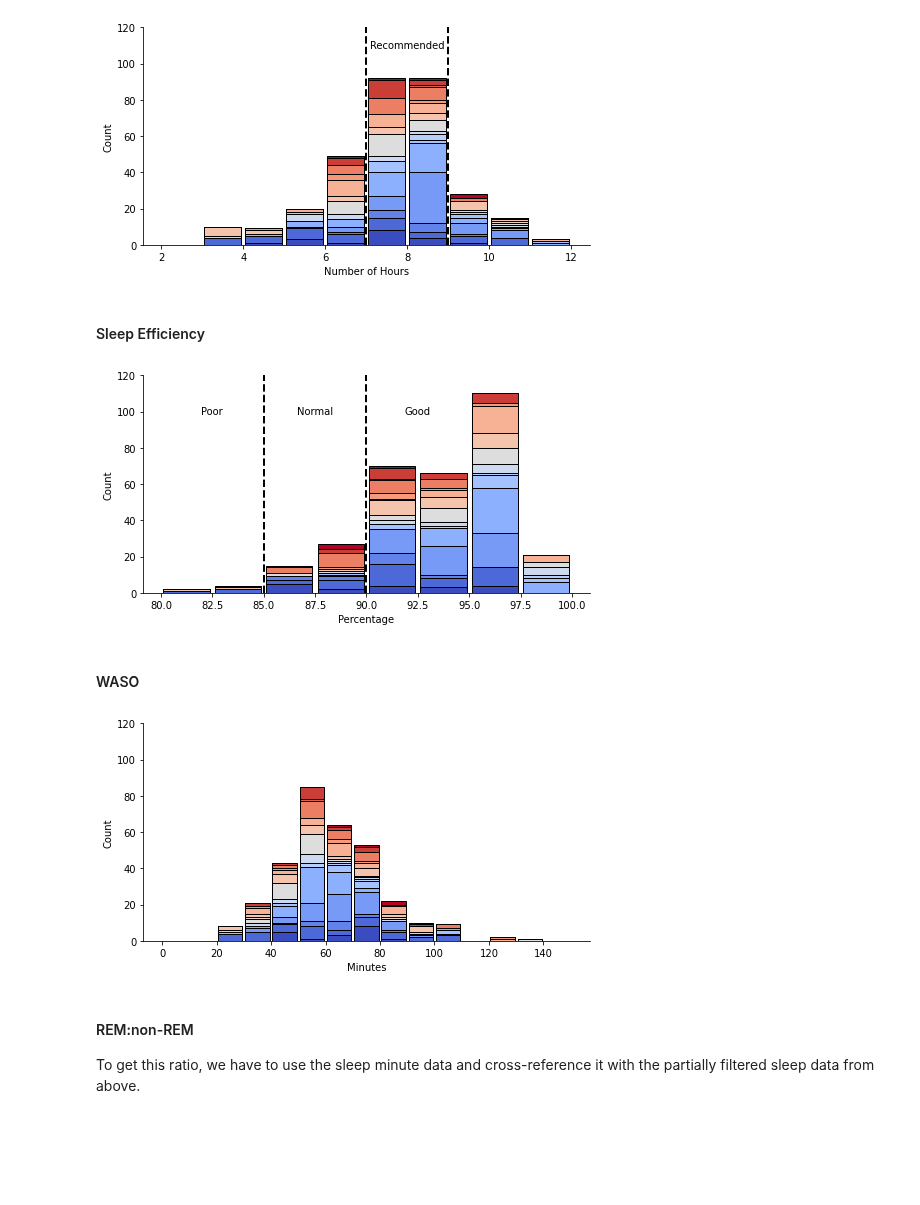
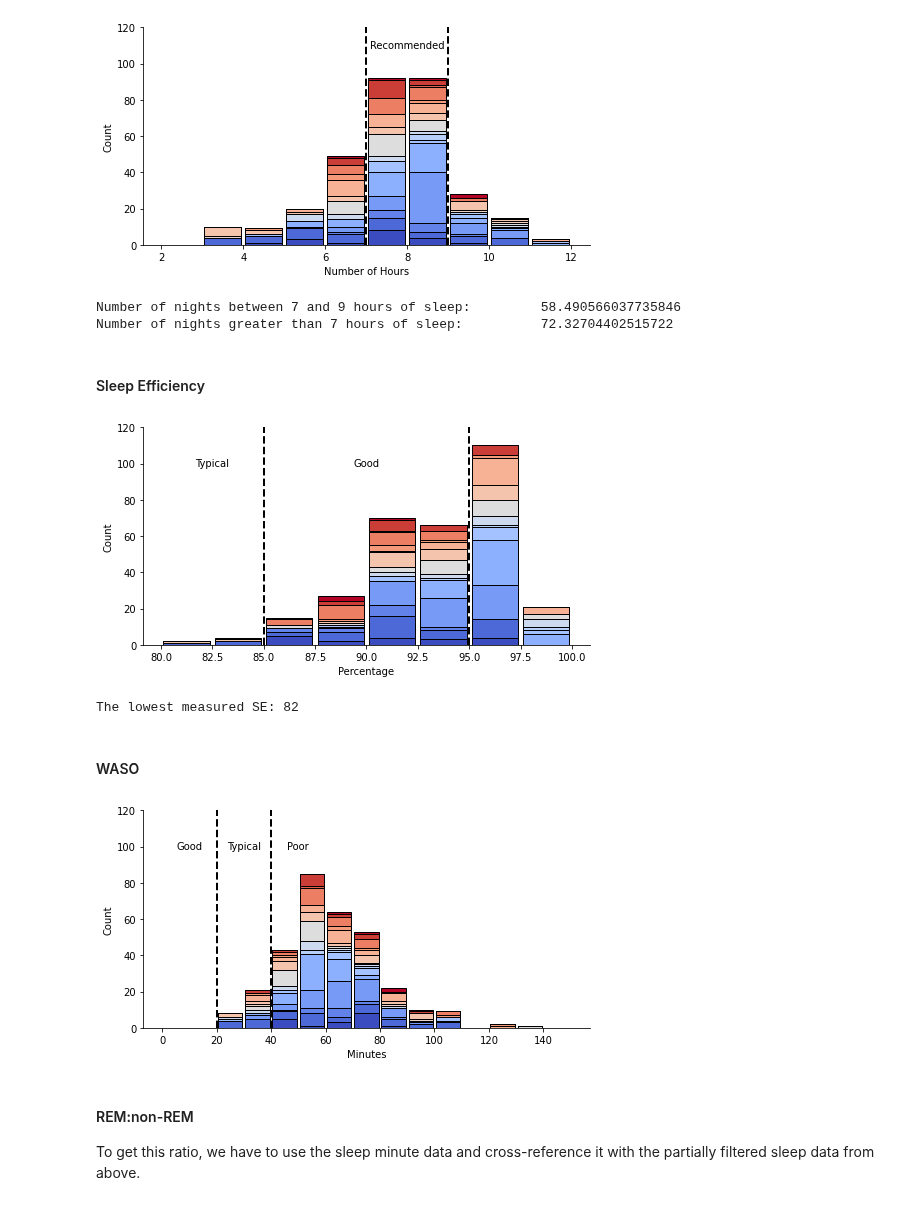
Before and after one commit to intelligent-environments-lab/utx000, a Jupyter notebook: notebooks/4.2.1-hef-fitbit-summary.ipynb, the cells around one changed output. Drawn from its saved outputs; the diff is of its cells as text; code cells hidden in the pictures; blank space fills up the shorter version.

Commit message:
updated figures

```diff
--- a/notebooks/4.2.1-hef-fitbit-summary.ipynb
+++ b/notebooks/4.2.1-hef-fitbit-summary.ipynb
@@ -470,17 +470,17 @@ def plot_stacked_hist(df,var,limits,width=1,cmap='coolwarm',by_var='beiwe',save=
 
     colors = cm.get_cmap(cmap, len(list_to_plot))
     fig, ax = plt.subplots(figsize=(8,4))
-    ax.hist(list_to_plot,bins=np.arange(limits[0],limits[1]+width,width),stacked=True,rwidth=0.9,
+    n, bins, _ = ax.hist(list_to_plot,bins=np.arange(limits[0],limits[1]+width,width),stacked=True,rwidth=0.9,
             color=colors(np.linspace(0, 1, len(list_to_plot))),edgecolor='black')
 
     if save == True:
         plt.savefig(f'{save_dir}/bpeace2-{var}-stacked_hist.pdf')
 
-    return ax
+    return ax, n
 # %% [markdown]
 #### TST
 # %%
-ax = plot_stacked_hist(partial_sleep_df,'durationHours',[2,12])
+ax, n = plot_stacked_hist(partial_sleep_df,'durationHours',[2,12])
 ax.set_ylabel('Count')
 ax.set_ylim([0,120])
 ax.set_xlabel('Number of Hours')
@@ -496,27 +496,39 @@ plt.show()
 plt.close()
 # %% [output]
 [figure]
+# %%
+p_7to9 = len(partial_sleep_df[(partial_sleep_df['durationHours'] >= 7) & (partial_sleep_df['durationHours'] <= 9)])/len(partial_sleep_df['durationHours'])
+print('Number of nights between 7 and 9 hours of sleep:\t', p_7to9*100)
+p_7toInf = len(partial_sleep_df[(partial_sleep_df['durationHours'] >= 7)])/len(partial_sleep_df['durationHours'])
+print('Number of nights greater than 7 hours of sleep:\t\t', p_7toInf*100)
+# %% [output]
+Number of nights between 7 and 9 hours of sleep:         58.490566037735846
+Number of nights greater than 7 hours of sleep:          72.32704402515722
 # %% [markdown]
 #### Sleep Efficiency
 # %%
 ax = plot_stacked_hist(partial_sleep_df,'efficiency',[80,100],width=2.5)
 ax.set_ylabel('Count')
 ax.set_ylim([0,120])
 ax.set_xlabel('Percentage')
 for loc in ['right','top']:
     ax.spines[loc].set_visible(False)
 
 ax.axvline(85,color='black',linestyle='dashed',linewidth=2)
-ax.axvline(90,color='black',linestyle='dashed',linewidth=2)
-ax.text(82.5,100,"Poor",ha='center',va='center')
-ax.text(87.5,100,"Normal",ha='center',va='center')
-ax.text(92.5,100,"Good",ha='center',va='center')
+ax.axvline(95,color='black',linestyle='dashed',linewidth=2)
+ax.text(82.5,100,"Typical",ha='center',va='center')
+ax.text(90,100,"Good",ha='center',va='center')
 
 plt.savefig('../reports/figures/bpeace2-fitbit_sleep_efficiency-stacked_hist.pdf')
 plt.show()
 plt.close()
 # %% [output]
-[figure, old version]
+[figure, new version]
+# %%
+lowest_se = np.nanmin(partial_sleep_df[partial_sleep_df['efficiency']>70]['efficiency'].to_list())
+print('The lowest measured SE:',lowest_se)
+# %% [output]
+The lowest measured SE: 82
 # %% [markdown]
 #### WASO
 # %%
@@ -527,11 +539,17 @@ ax.set_xlabel('Minutes')
 for loc in ['right','top']:
     ax.spines[loc].set_visible(False)
 
+ax.axvline(20,color='black',linestyle='dashed',linewidth=2)
+ax.axvline(40,color='black',linestyle='dashed',linewidth=2)
+ax.text(10,100,"Good",ha='center',va='center')
+ax.text(30,100,"Typical",ha='center',va='center')
+ax.text(50,100,"Poor",ha='center',va='center')
+
 plt.savefig('../reports/figures/bpeace2-fitbit_sleep_waso-stacked_hist.pdf')
 plt.show()
 plt.close()
 # %% [output]
-[figure, old version]
+[figure, new version]
 # %% [markdown]
 #### REM:non-REM
 To get this ratio, we have to use the sleep minute data and cross-reference it with the partially filtered sleep data from above.
```
